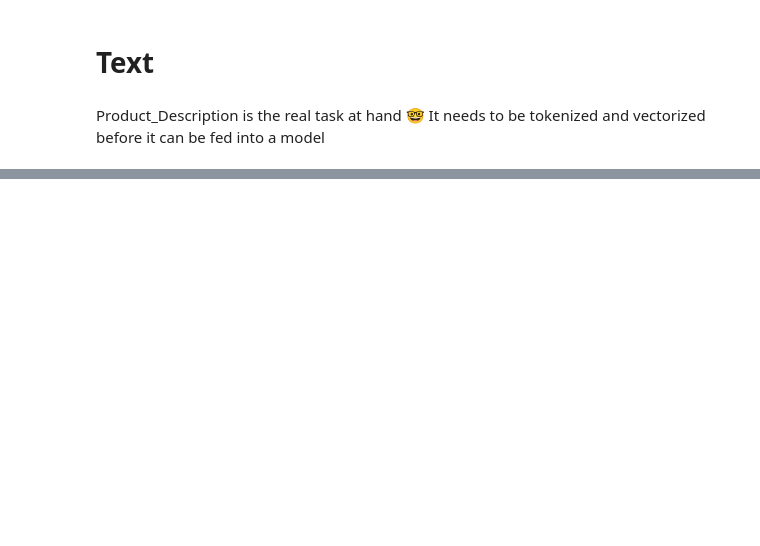
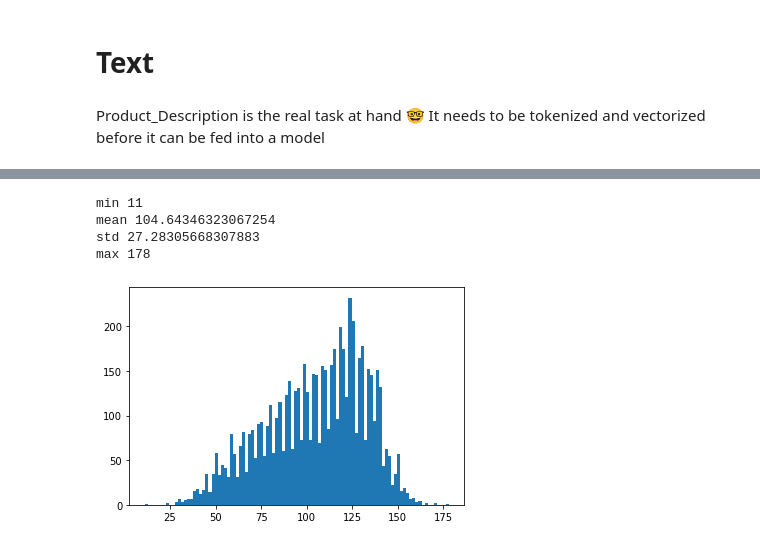
Before and after one commit to Iskriyana/nlp-product-sentiment-classification, a Jupyter notebook: notebooks/02_processing/Data_SetUp.ipynb, the cells around one changed output, grey strips where cells are left out. Saved outputs shown, nothing was run; the diff lists cells and outputs as text; code cells hidden in the pictures; blank space fills up the shorter version.

```diff
--- a/notebooks/02_processing/Data_SetUp.ipynb
+++ b/notebooks/02_processing/Data_SetUp.ipynb
@@ -63,0 +79,2 @@ It needs to be tokenized and vectorized before it can be fed into a model
+# %%
+tokens_np = train_reviews.loc[:, 'Product_Description'].to_numpy()
@@ -63,0 +105,15 @@ It needs to be tokenized and vectorized before it can be fed into a model
+# %%
+lengths = [len(x) for x in tokens_np]
+print("min", np.min(lengths))
+print("mean", np.mean(lengths))
+print("std", np.std(lengths))
+print("max", np.max(lengths))
+plt.hist(lengths, bins=100)
+plt.show()
+plt.close()
+# %% [output]
+min 11
+mean 104.64346323067254
+std 27.28305668307883
+max 178
+[figure, added]
```
Also changed, not shown: parts of 12 cells of this notebook, 3 other files.
